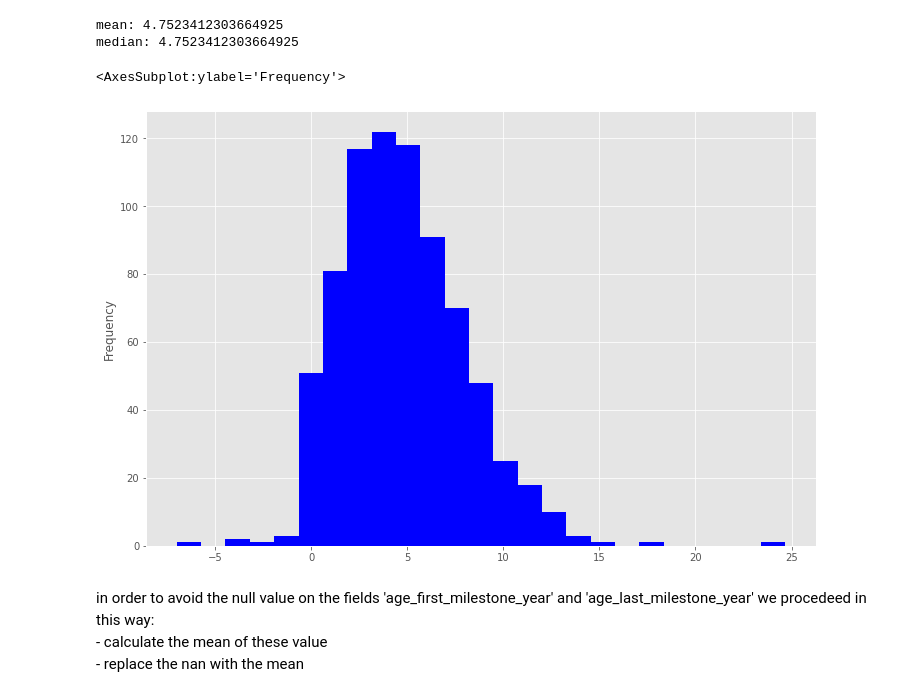
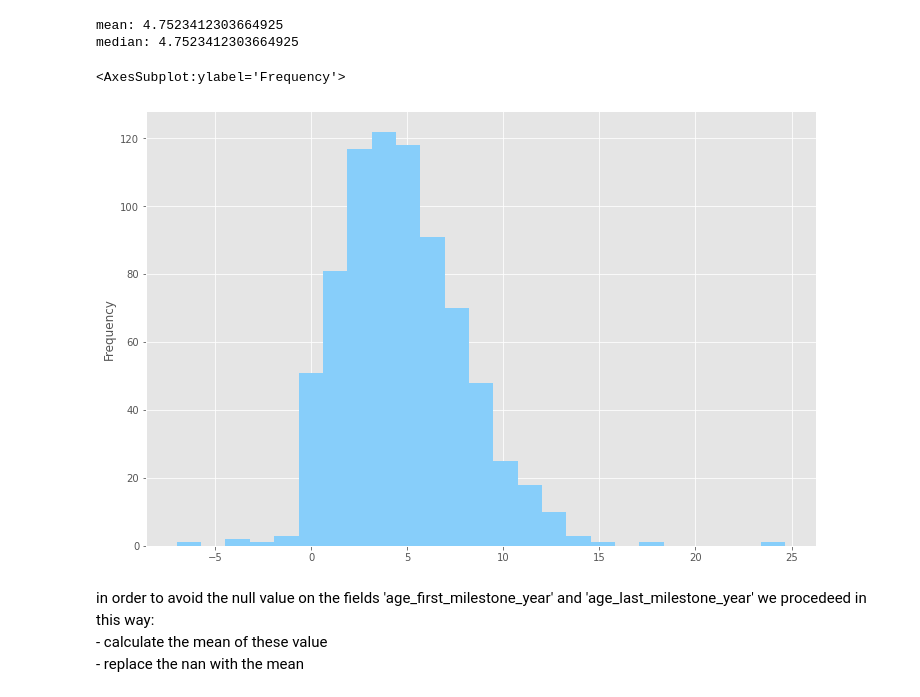
Before and after one commit to andreapiodantonio/data_science_project_dismi_adantonio_oczerwisnki, a Jupyter notebook: startup_classificator/startup_classificator.ipynb, the cells around one changed output. Saved outputs shown, nothing was run; the diff lists cells and outputs as text; code cells hidden in the pictures.

```diff
--- a/startup_classificator/startup_classificator.ipynb
+++ b/startup_classificator/startup_classificator.ipynb
@@ -139,10 +123,10 @@ print("median: "+ str(age_lmy_mean))
 mean: 4.7523412303664925
 median: 4.7523412303664925
 # %%
-startup_clean['age_last_milestone_year'].dropna().plot(kind='hist', figsize=(12,8), bins=25, color='b')
+startup_clean['age_last_milestone_year'].dropna().plot(kind='hist', figsize=(12,8), bins=25, color='lightskyblue')
 # %% [output]
 <AxesSubplot:ylabel='Frequency'>
-[figure, old version]
+[figure, new version]
 # %% [markdown]
 in order to avoid the null value on the fields 'age_first_milestone_year' and 'age_last_milestone_year'
 we procedeed in this way: <br>
```
Also changed, not shown: parts of 41 cells of this notebook.
